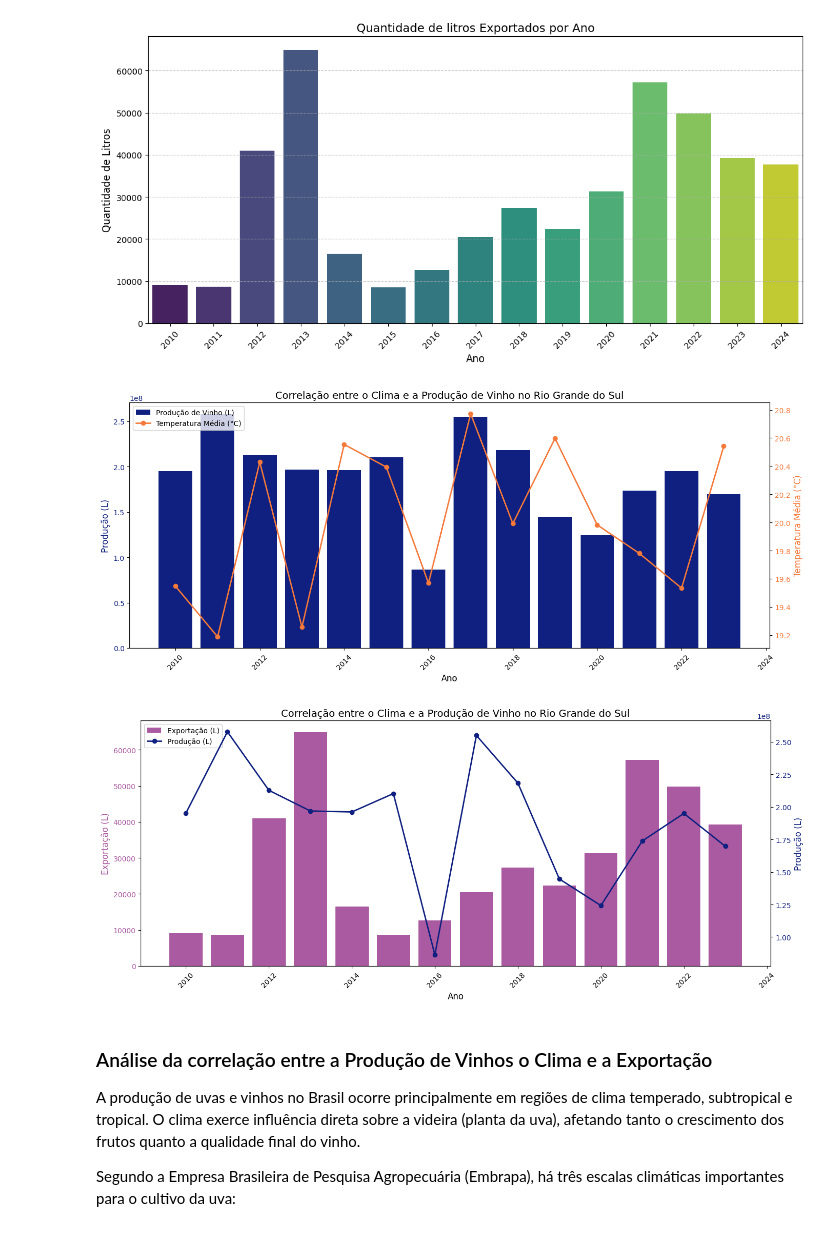
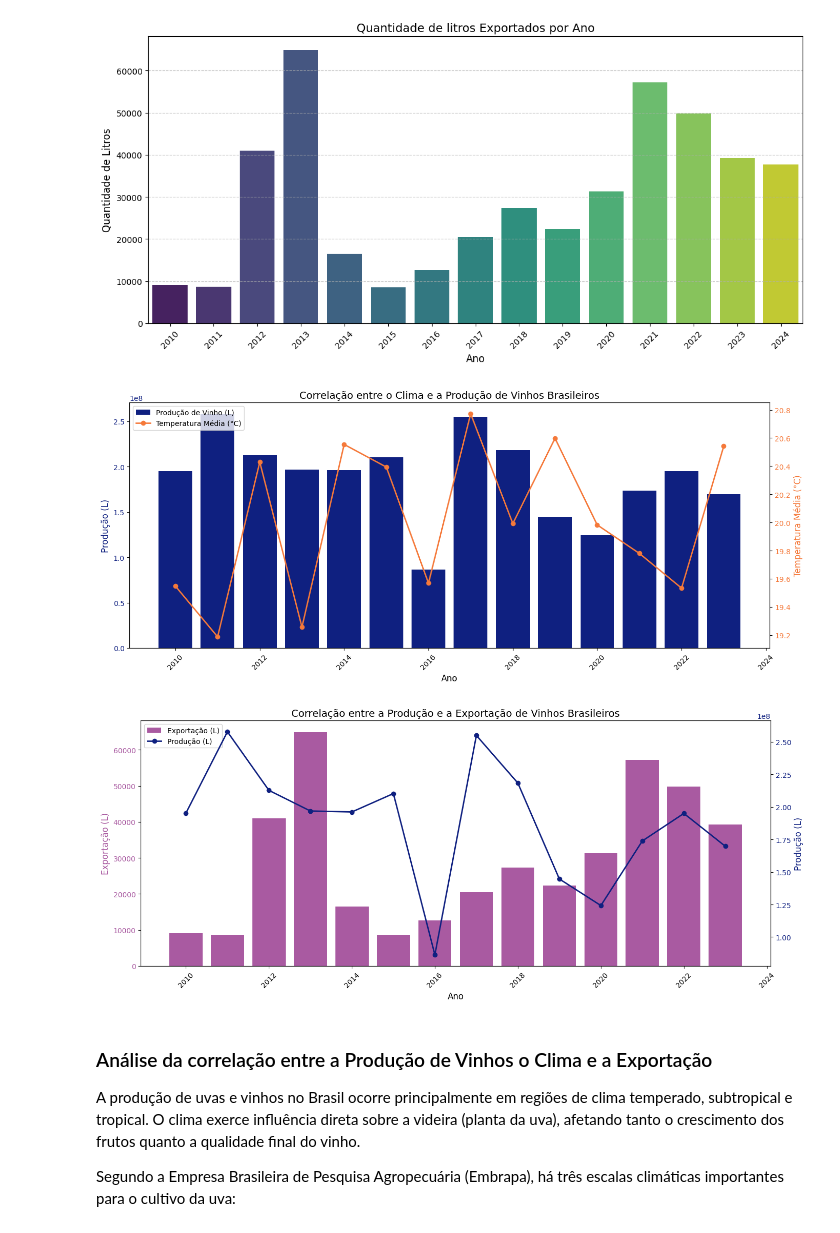
Before and after one commit to LaisST/FIAP_202501_HandsOn_data_analytics, a Jupyter notebook: Tech_Challenge_Clima_x_Exportacao.ipynb, the cells around one changed output. Cells and saved outputs as stored; diff of their text form; code cells hidden in the pictures.

```diff
--- a/Tech_Challenge_Clima_x_Exportacao.ipynb
+++ b/Tech_Challenge_Clima_x_Exportacao.ipynb
@@ -460,35 +460,35 @@ ax1.bar(
     clima_producao_exportacao['Produção (L)'],
     color='#0F2080',
     label='Produção de Vinho (L)'
 )
 ax1.set_xlabel('Ano', fontsize=12)
 ax1.set_ylabel('Produção (L)', fontsize=12, color='#0F2080')
 ax1.tick_params(axis='y', labelcolor='#0F2080')
-ax1.set_title('Correlação entre o Clima e a Produção de Vinho no Rio Grande do Sul', fontsize=14)
+ax1.set_title('Correlação entre o Clima e a Produção de Vinhos Brasileiros', fontsize=14)
 plt.xticks(rotation=45)
 
 # Linha: Temperatura Média
 ax2 = ax1.twinx()
 ax2.plot(
     clima_producao_exportacao['Ano'],
     clima_producao_exportacao['Temperatura Média (°C)'],
     color='#F5793A',
     marker='o',
     linewidth=2,
     label='Temperatura Média (°C)'
 )
 ax2.set_ylabel('Temperatura Média (°C)', fontsize=12, color='#F5793A')
 ax2.tick_params(axis='y', labelcolor='#F5793A')
 
 # Legenda combinada
 lines_1, labels_1 = ax1.get_legend_handles_labels()
 lines_2, labels_2 = ax2.get_legend_handles_labels()
 ax1.legend(lines_1 + lines_2, labels_1 + labels_2, loc='upper left')
 
 plt.tight_layout()
 plt.show()
 # %% [output]
-[figure, old version]
+[figure, new version]
 # %%
 fig, ax1 = plt.subplots(figsize=(14, 6))
 
@@ -502,7 +502,7 @@ ax1.bar(
 ax1.set_xlabel('Ano', fontsize=12)
 ax1.set_ylabel('Exportação (L)', fontsize=12, color='#A95AA1')
 ax1.tick_params(axis='y', labelcolor='#A95AA1')
-ax1.set_title('Correlação entre o Clima e a Produção de Vinho no Rio Grande do Sul', fontsize=14)
+ax1.set_title('Correlação entre a Produção e a Exportação de Vinhos Brasileiros', fontsize=14)
 plt.xticks(rotation=45)
 
 # Linha: Produção de vinho (litros)
@@ -526,7 +526,7 @@ ax1.legend(lines_1 + lines_2, labels_1 + labels_2, loc='upper left')
 plt.tight_layout()
 plt.show()
 # %% [output]
-[figure, old version]
+[figure, new version]
 # %% [markdown]
 ### Análise da correlação entre a Produção de Vinhos o Clima e a Exportação
 A produção de uvas e vinhos no Brasil ocorre principalmente em regiões de clima temperado, subtropical e tropical. O clima exerce influência direta sobre a videira (planta da uva), afetando tanto o crescimento dos frutos quanto a qualidade final do vinho.
```
